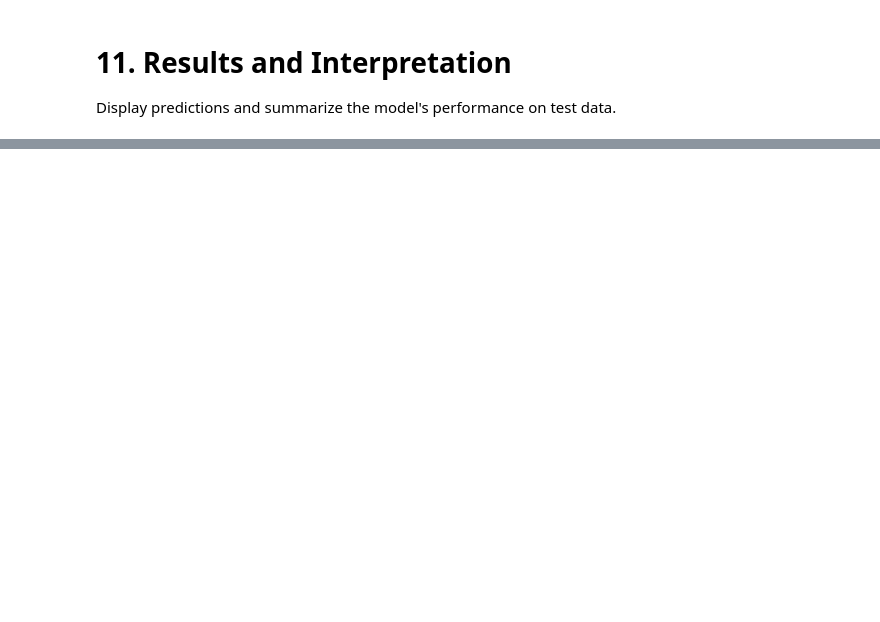
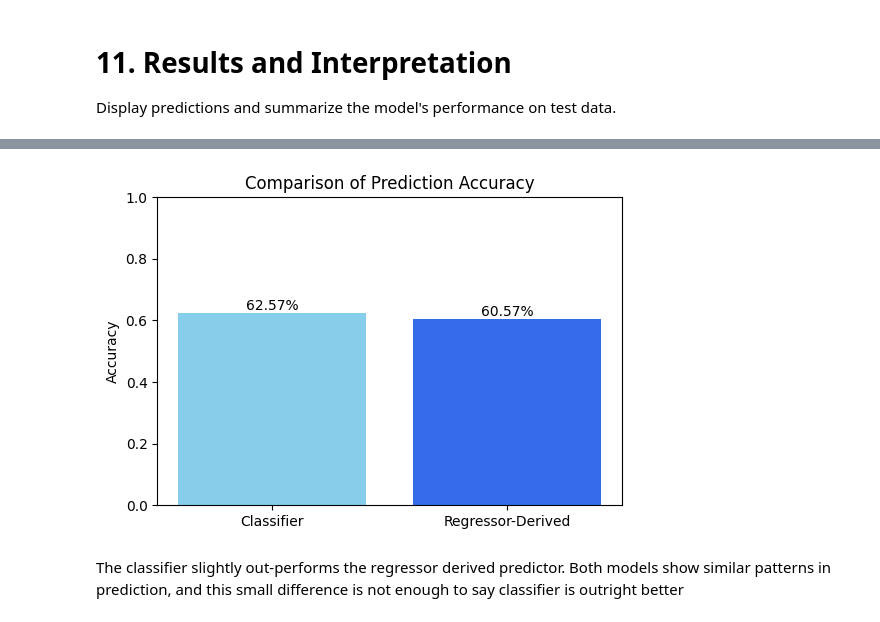
Before and after one commit to n-sherif/PersonalProjectPremierLeague, a Jupyter notebook: New.ipynb, the cells around one changed output, grey strips where cells are left out. Cells and saved outputs as stored; diff of their text form; code cells hidden in the pictures; blank space fills up the shorter version.

```diff
--- a/New.ipynb
+++ b/New.ipynb
@@ -475,11 +473,0 @@ match_example[[
-# %%
-results_df['Correct_Result'] = (
-    results_df['Pred_Result'] == results_df['FullTimeResult']
-)
-
-results_df['Correct_Score'] = (
-    (results_df['Pred_HomeGoals'] == results_df['FullTimeHomeGoals']) &
-    (results_df['Pred_AwayGoals'] == results_df['FullTimeAwayGoals'])
-)
-
-results_df[['Correct_Result', 'Correct_Score']].mean()
@@ -489,0 +547,36 @@ dtype: float64
+# %%
+# True if prediction matches the actual result
+results_df['Classifier_Correct'] = (
+    results_df['Pred_Result_Classifier'] == results_df['FullTimeResult']
+)
+
+results_df['Regressor_Derived_Correct'] = (
+    results_df['Pred_Result_From_Predicted_Goals'] == results_df['FullTimeResult']
+)
+
+classifier_accuracy = results_df['Classifier_Correct'].mean()
+regressor_accuracy = results_df['Regressor_Derived_Correct'].mean()
+
+
+# Put the accuracies into a Series for easy plotting
+accuracies = pd.Series(
+    [classifier_accuracy, regressor_accuracy],
+    index=['Classifier', 'Regressor-Derived']
+)
+
+plt.figure(figsize=(6,4))
+bars = plt.bar(accuracies.index, accuracies.values, color=['skyblue', '#346beb'])
+
+# Add text labels on top of bars
+for bar in bars:
+    height = bar.get_height()
+    plt.text(bar.get_x() + bar.get_width()/2, height + 0.01, f'{height:.2%}', ha='center')
+
+plt.ylim(0, 1)
+plt.ylabel('Accuracy')
+plt.title('Comparison of Prediction Accuracy')
+plt.show()
+# %% [output]
+[figure, added]
+# %% [markdown]
+The classifier slightly out-performs the regressor derived predictor. Both models show similar patterns in prediction, and this small difference is not enough to say classifier is outright better
```
Also changed, not shown: parts of 76 cells of this notebook, 2 other files.
